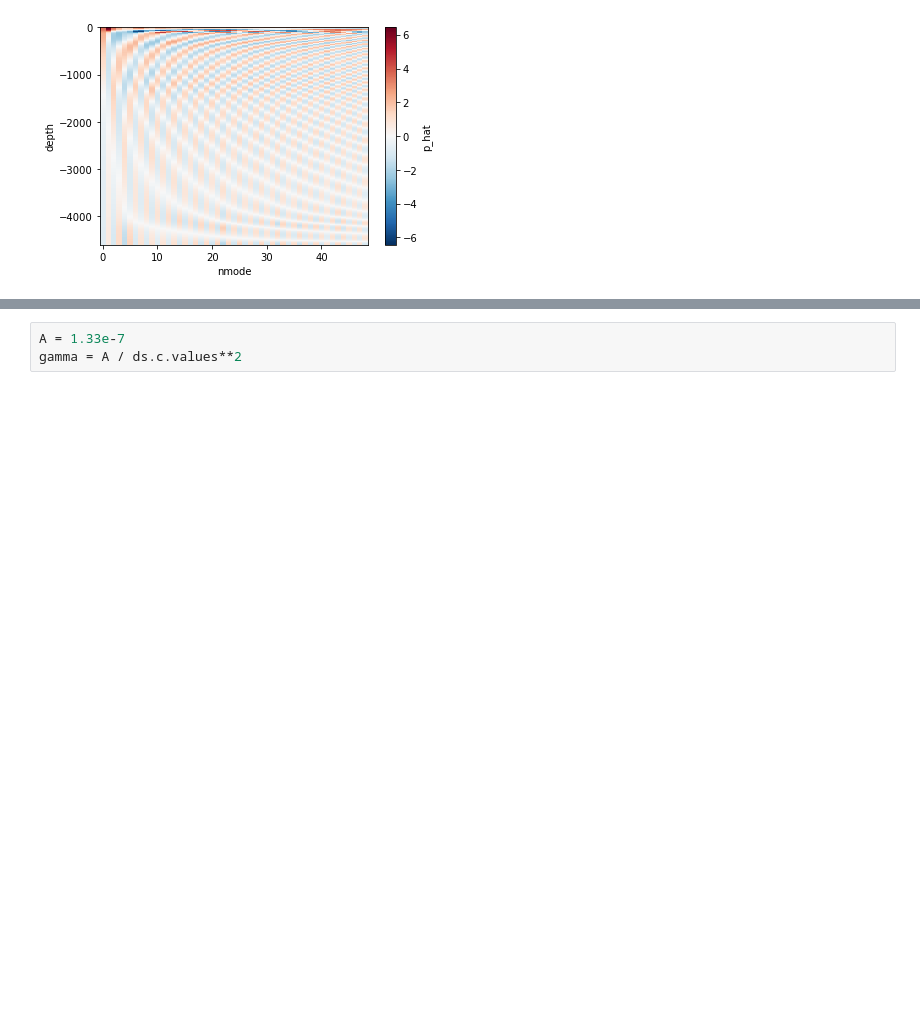
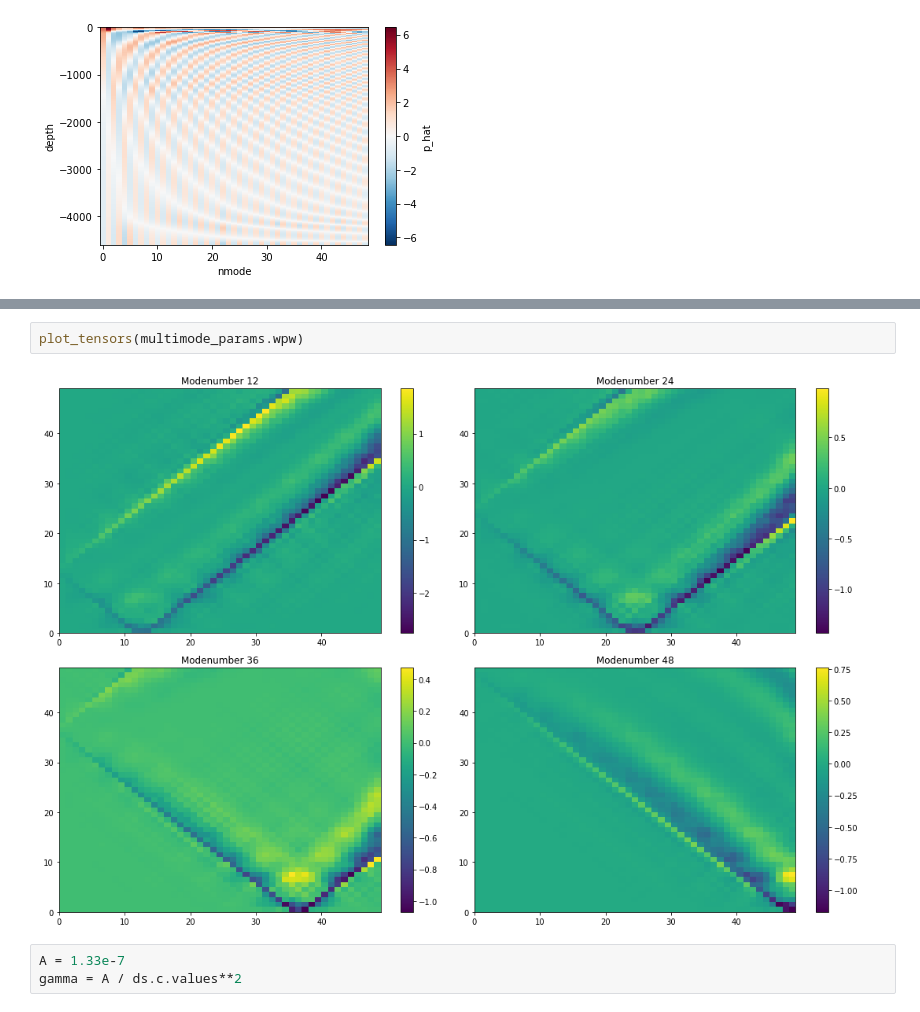
Before and after one commit to vopikamm/multimode-model, a Jupyter notebook: examples/Dunkel/Dunkel.ipynb, the cells around one changed output, grey strips where cells are left out. Saved outputs shown, nothing was run; the diff lists cells and outputs as text; blank space fills up the shorter version.

```diff
--- a/examples/Dunkel/Dunkel.ipynb
+++ b/examples/Dunkel/Dunkel.ipynb
@@ -25,3 +49,7 @@ ds.p_hat.plot(x='nmode', y='depth')
+# %%
+plot_tensors(multimode_params.wpw)
+# %% [output]
+[figure, added]
 # %%
 A = 1.33e-7
 gamma = A / ds.c.values**2
```
Also changed, not shown: parts of 4 cells of this notebook, 1 other file.
